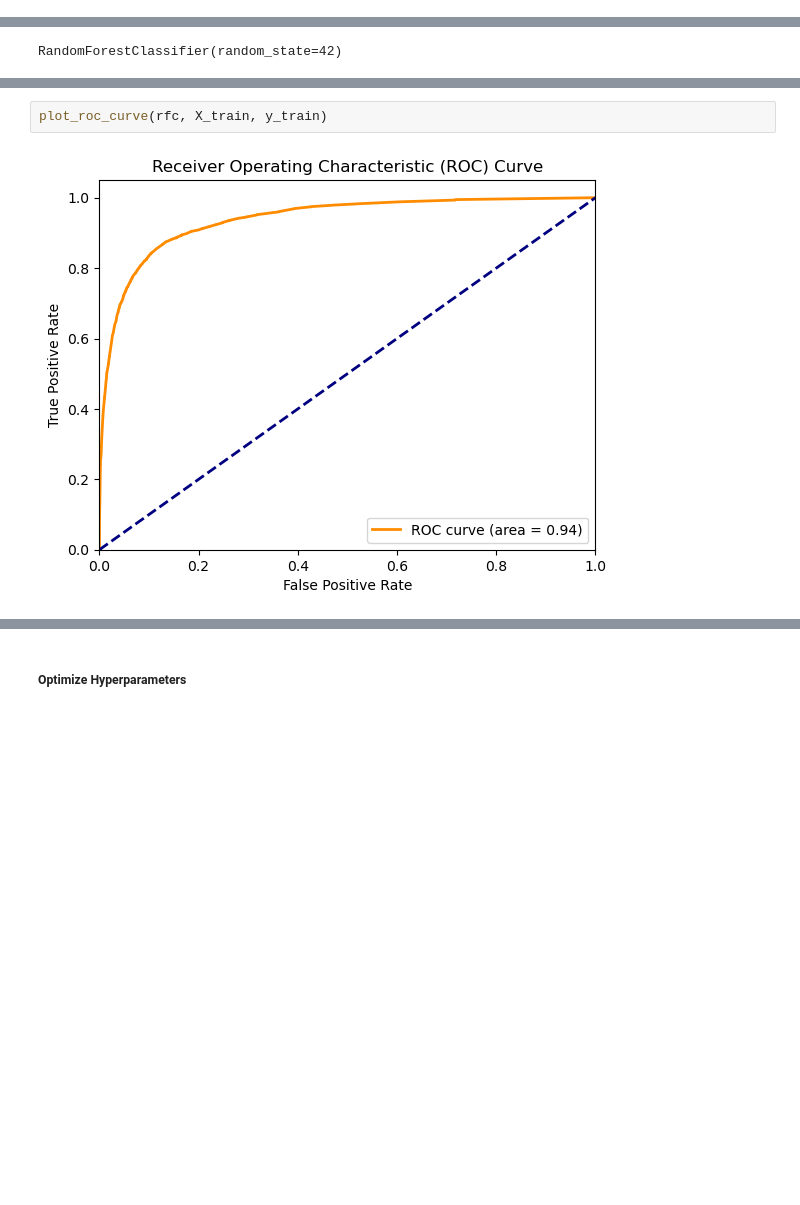
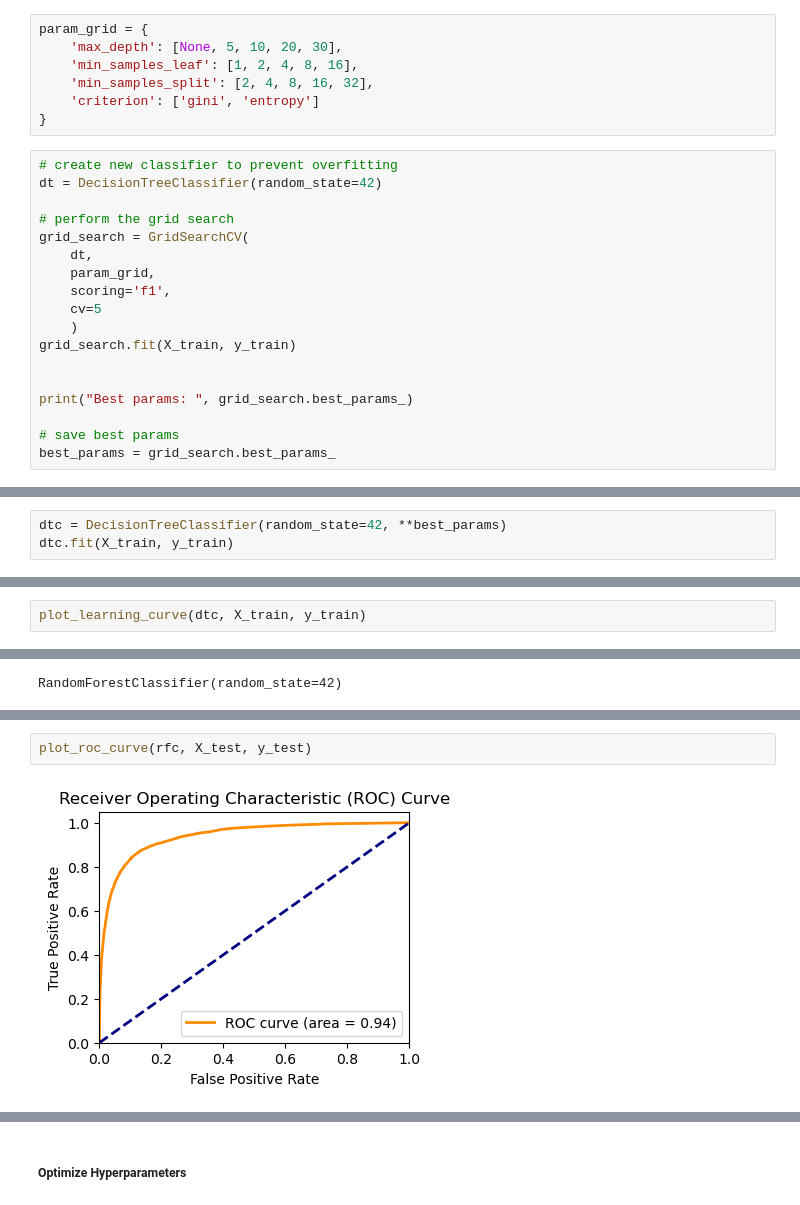
Before and after one commit to ahirsch-github/flight-price-prediction, a Jupyter notebook: flight-price-prediction.ipynb, the cells around one changed output, grey strips where cells are left out. Drawn from its saved outputs; the diff is of its cells as text; blank space fills up the shorter version.

```diff
--- a/flight-price-prediction.ipynb
+++ b/flight-price-prediction.ipynb
@@ -1533,0 +1567,25 @@ First, we train an Decision Tree Classifier.
+# %%
+param_grid = {
+    'max_depth': [None, 5, 10, 20, 30],
+    'min_samples_leaf': [1, 2, 4, 8, 16],
+    'min_samples_split': [2, 4, 8, 16, 32],
+    'criterion': ['gini', 'entropy']
+}
+# %%
+# create new classifier to prevent overfitting
+dt = DecisionTreeClassifier(random_state=42)
+
+# perform the grid search
+grid_search = GridSearchCV(
+    dt,
+    param_grid,
+    scoring='f1',
+    cv=5
+    )
+grid_search.fit(X_train, y_train)
+
+
+print("Best params: ", grid_search.best_params_)
+
+# save best params
+best_params = grid_search.best_params_
@@ -1533,0 +1597,3 @@ First, we train an Decision Tree Classifier.
+# %%
+dtc = DecisionTreeClassifier(random_state=42, **best_params)
+dtc.fit(X_train, y_train)
@@ -1533,0 +1602,2 @@ First, we train an Decision Tree Classifier.
+# %%
+plot_learning_curve(dtc, X_train, y_train)
@@ -1546,7 +1636,7 @@ plot_learning_curve(rfc, X_train, y_train)
 # %%
-plot_roc_curve(rfc, X_train, y_train)
+plot_roc_curve(rfc, X_test, y_test)
 # %% [output]
-[figure, old version]
+[figure, new version]
 # %%
 # Make predictions on the test set
 predictions = rfc.predict(X_test)
```
Also changed, not shown: parts of 67 cells of this notebook.
